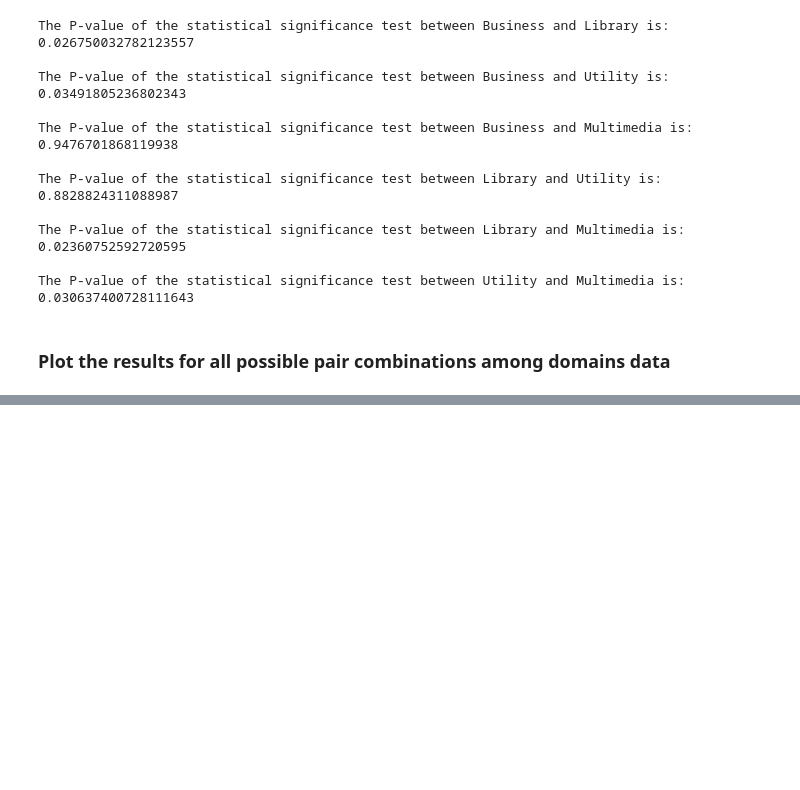
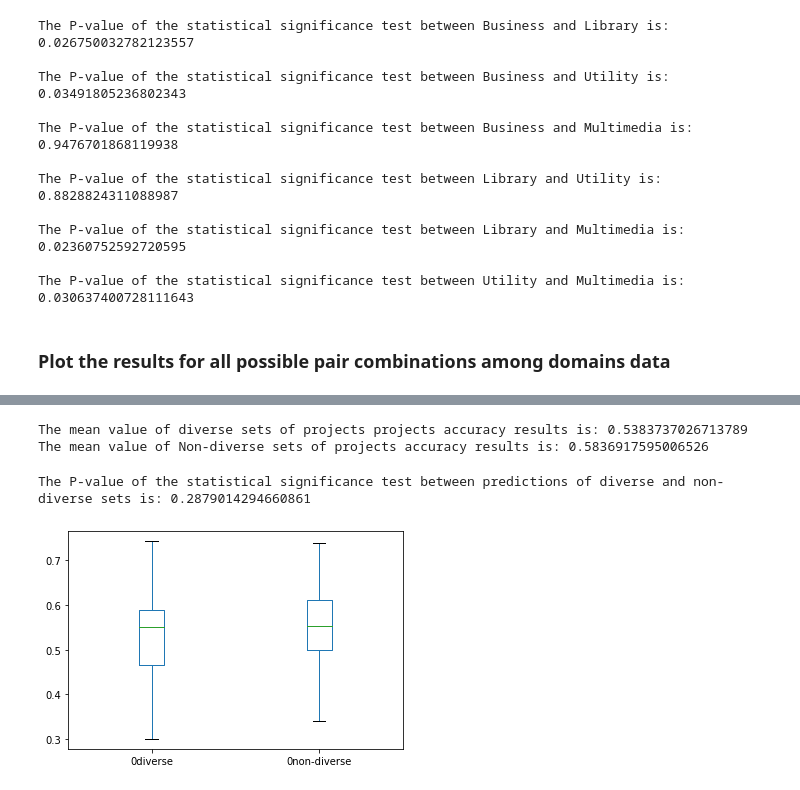
Before and after one commit to nablo1/cpdp-appendix, a Jupyter notebook: scripts/statistical_testing.ipynb, the cells around one changed output, grey strips where cells are left out. Saved outputs shown, nothing was run; the diff lists cells and outputs as text; code cells hidden in the pictures; blank space fills up the shorter version.

```diff
--- a/scripts/statistical_testing.ipynb
+++ b/scripts/statistical_testing.ipynb
@@ -152,0 +172,3 @@ for i in range(len(pairs)):
+# %%
+diverse_acc = diverse_df[['Accuracy']]
+nondiverse_acc = nondiverse_df[['Accuracy']]
@@ -152,0 +179,3 @@ for i in range(len(pairs)):
+# %%
+diverse_arr = np.array(diverse_acc, dtype = 'float32').ravel()
+nordiverse_arr = np.array(nondiverse_acc, dtype = 'float32').ravel()
@@ -152,0 +186,9 @@ for i in range(len(pairs)):
+# %%
+diverse = diverse_arr.tolist()
+nordiverse = nordiverse_arr.tolist()
+# %%
+print("The mean value of diverse sets of projects projects accuracy results is:", statistics.mean(diverse))
+print("The mean value of Non-diverse sets of projects accuracy results is:", statistics.mean(nordiverse), "\n")
+# %% [output]
+The mean value of diverse sets of projects projects accuracy results is: 0.5383737026713789
+The mean value of Non-diverse sets of projects accuracy results is: 0.5836917595006526
@@ -152,0 +197,7 @@ for i in range(len(pairs)):
+# %%
+print("The P-value of the statistical significance test between predictions of diverse and non-diverse sets is:", diversyt_result.pvalue, "\n")
+# %% [output]
+The P-value of the statistical significance test between predictions of diverse and non-diverse sets is: 0.2879014294660861
+# %%
+diverse_plot = pd.DataFrame(diverse)
+nondiverse_plot = pd.DataFrame(nordiverse)
@@ -152,0 +206,5 @@ for i in range(len(pairs)):
+# %%
+diverse_vs_nondiverse = diverse_plot.join(nondiverse_plot, lsuffix='diverse', rsuffix='non-diverse').boxplot(column=['0diverse', '0non-diverse'], grid=False, showfliers=False)
+plt.show()
+# %% [output]
+[figure, added]
```
Also changed, not shown: parts of 15 cells of this notebook.
